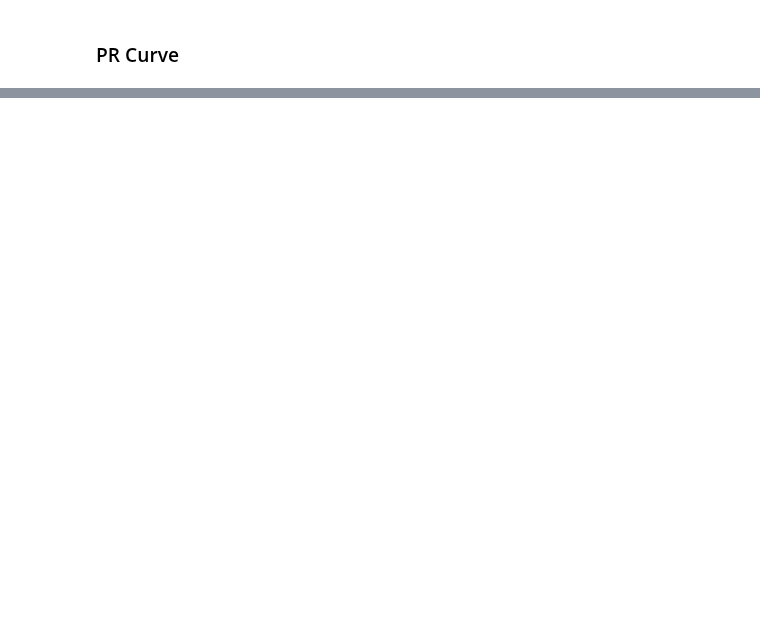
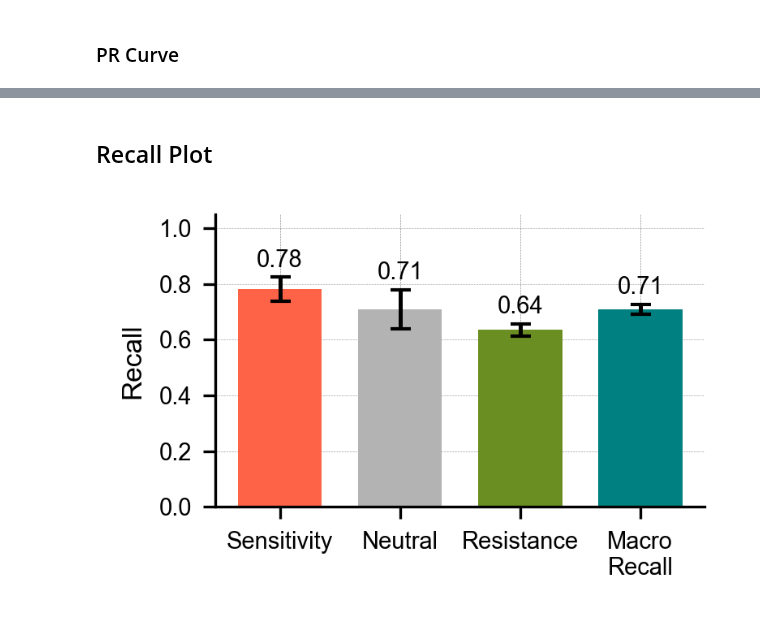
Before and after one commit to QuantitativeBiology/BECancerResistome, a Jupyter notebook: BECancerResistome/Prediction/MC_validation.ipynb, the cells around one changed output, grey strips where cells are left out. Cells and saved outputs as stored; diff of their text form; code cells hidden in the pictures; blank space fills up the shorter version.

```diff
--- a/BECancerResistome/Prediction/MC_validation.ipynb
+++ b/BECancerResistome/Prediction/MC_validation.ipynb
@@ -871,3 +869,46 @@ all_pr_dfs.append(df_macro)
 #Combine all into a single dataframe
 pr_curve_data_df = pd.concat(all_pr_dfs, ignore_index=True)
 pr_curve_data_df.to_csv("/Users/carolinapinto/desktop/Tese/Plots/Benchmarking/pr_curve_data_across_10_runs_plot_benchmark1.csv", index=False)
+# %% [markdown]
+## Recall Plot
+# %%
+class_order = ["Sensitivity", "Neutral", "Resistance", 'macro avg']
+
+# Display labels for the x-axis
+display_labels = ["Sensitivity", "Neutral", "Resistance", "Macro\nRecall"]
+
+# Compute mean and std in that order
+recall_means = [np.mean([m[f"recall_{c}"] for m in all_metrics]) for c in class_order]
+recall_stds  = [np.std([m[f"recall_{c}"] for m in all_metrics]) for c in class_order]
+
+# Define consistent colors for each class
+colors_bar = ["tomato", "#b3b3b3", "olivedrab", "teal"]
+
+x = np.arange(len(display_labels))
+plt.figure(figsize=(2.7,1.8))
+
+bars = plt.bar(x, recall_means, yerr=recall_stds, capsize=3, color=colors_bar, width = 0.7, error_kw=dict(ecolor='black', lw=1.2))
+
+# Add value labels
+#for i, bar in enumerate(bars):
+    #height = bar.get_height()
+    #plt.text(bar.get_x() + bar.get_width()/2, height + 0.075, f"{height:.2f}", ha='center', va='bottom', fontsize=8)
+
+for i, bar in enumerate(bars):
+    mean = recall_means[i]
+    std = recall_stds[i]
+
+    plt.text(bar.get_x() + bar.get_width()/2,
+             mean + std + 0.02,
+             f"{mean:.2f}",
+             ha='center', va='bottom', fontsize=7)
+
+plt.xticks(x, display_labels, fontsize=7)
+plt.ylabel("Recall", fontsize=8)
+plt.yticks(fontsize=7)
+plt.ylim(0, 1.05)
+plt.grid(axis='y', linestyle='--', alpha=0.4)
+plt.tight_layout()
+plt.show()
+# %% [output]
+[figure, added]
```
Also changed, not shown: parts of 6 cells of this notebook, 2 other files.
